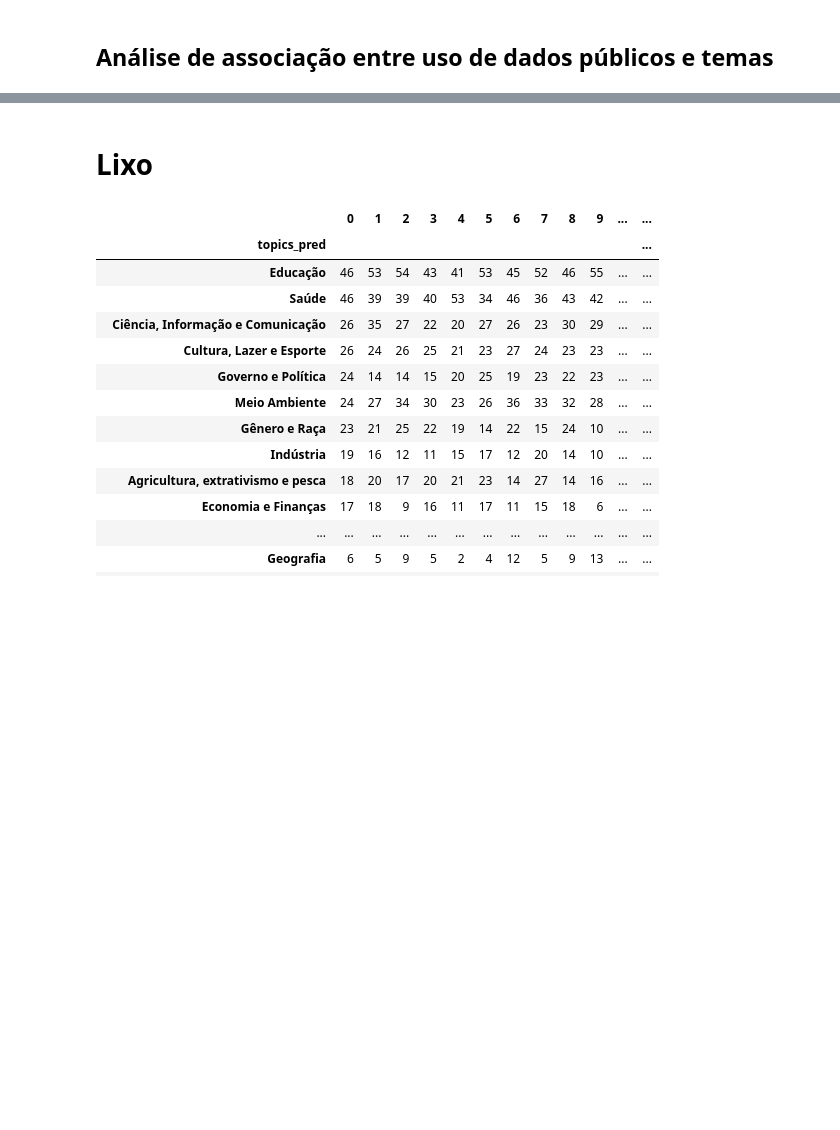
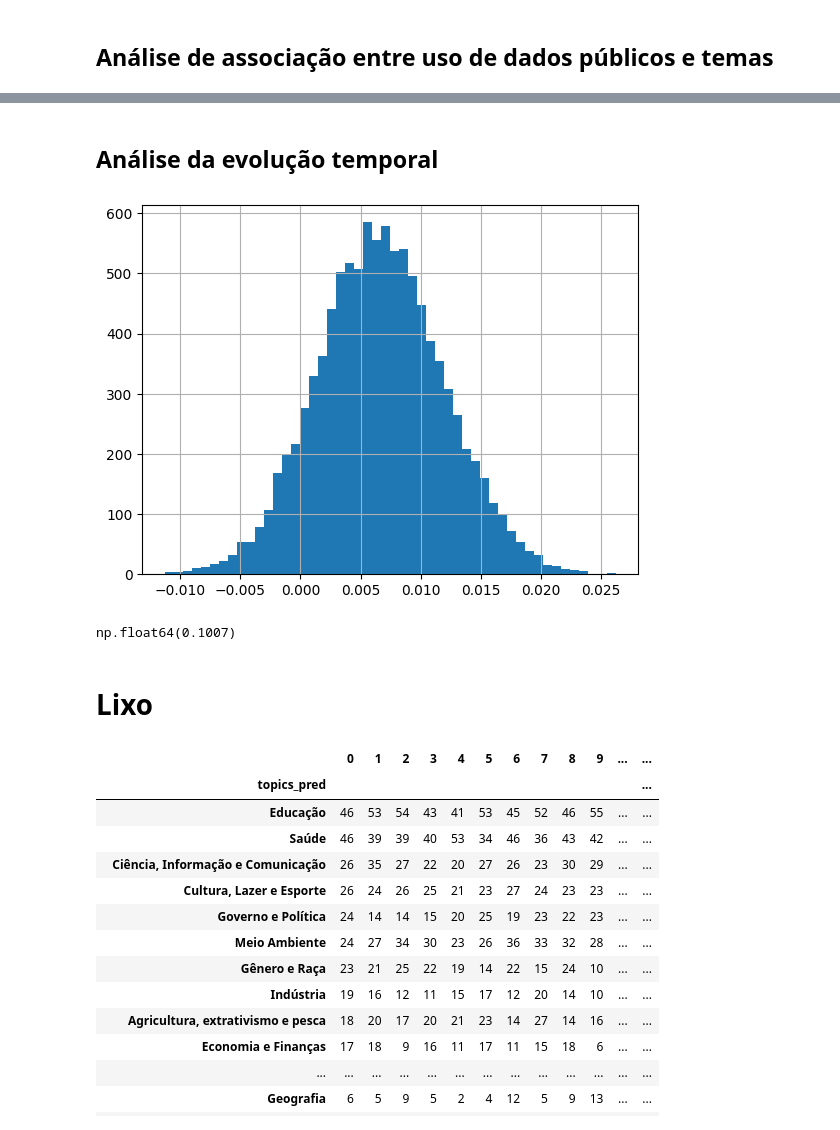
Before and after one commit to cewebbr/cordata, a Jupyter notebook: analises/80_analises-para-congresso-alas.ipynb, the cells around one changed output, grey strips where cells are left out. Cells and saved outputs as stored; diff of their text form; code cells hidden in the pictures; blank space fills up the shorter version.

```diff
--- a/analises/80_analises-para-congresso-alas.ipynb
+++ b/analises/80_analises-para-congresso-alas.ipynb
@@ -192,0 +307,2 @@ negative_assoc['final'].loc[negative_assoc['final']['B'].isin(negative_topics)].
+# %% [markdown]
+## Análise da evolução temporal
@@ -193,3 +311,37 @@ negative_assoc['final'].loc[negative_assoc['final']['B'].isin(negative_topics)].
+# %%
+# Prepare data:
+temp_df = pred_annot_df.query('uf != "UFPE"').copy()
+temp_df['ano'] = temp_df['data_publicacao'].str.slice(0,4)
+# %%
+# Prepare for resampling:
+n_samples = 10000
+n_temp = len(temp_df)
+lmodel = LinearRegression()
+
+# Loop over resamples:
+temp_data = []
+for _ in range(n_samples):
+    # Resample with replacement:
+    temp_resample_df = temp_df.sample(n_temp, replace=True)
+    # Compute fraction that uses data, per year:
+    tot_by_year_counts = temp_resample_df['ano'].value_counts().sort_index()
+    use_by_year_counts = temp_resample_df.query('y_final == 1')['ano'].value_counts().sort_index()
+    use_by_year_frac = use_by_year_counts / tot_by_year_counts
+    # Fit linear model and store the trend:
+    X = np.transpose([use_by_year_frac.index.astype(float)]) - np.array(use_by_year_frac.index.astype(float)).mean()
+    lmodel.fit(X, use_by_year_frac)
+    temp_data.append({'coef': lmodel.coef_[0], 'intercept': lmodel.intercept_})
+
+# Put resamples in table:
+resampling_temp_df = pd.DataFrame(temp_data)
+# %%
+resampling_temp_df['coef'].hist(bins=50);
+# %% [output]
+[figure, added]
+# %%
+(resampling_temp_df['coef'] < 0).mean()
+# %% [output]
+np.float64(0.1007)
 # %% [markdown]
 # Lixo
 # %%
```
Also changed, not shown: parts of 25 cells of this notebook.
